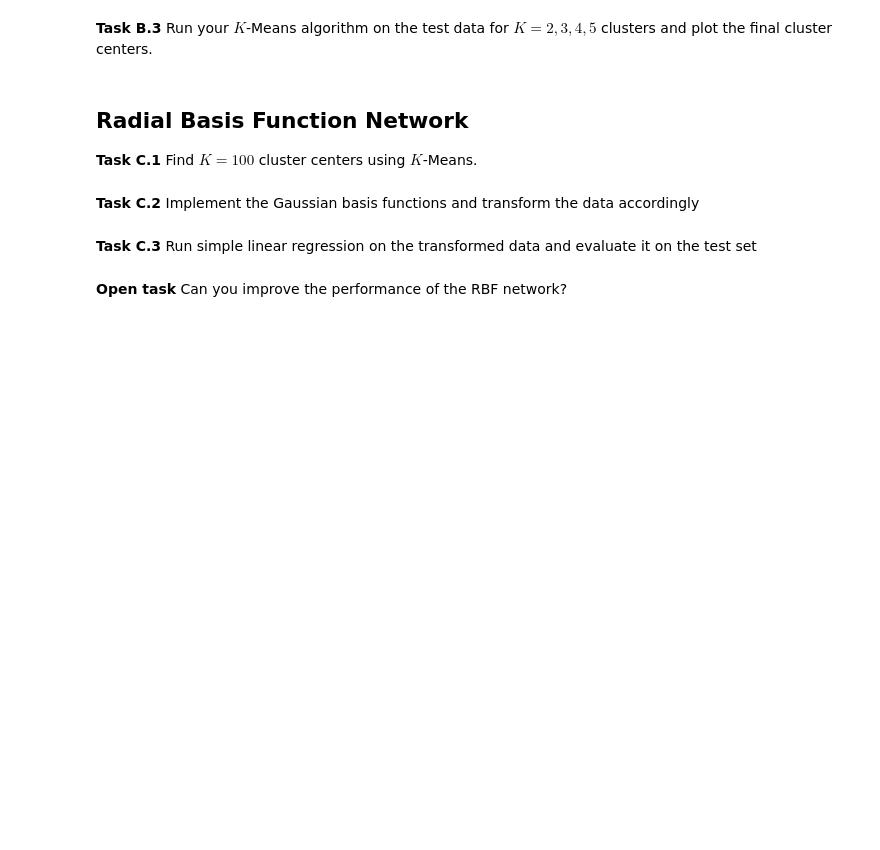
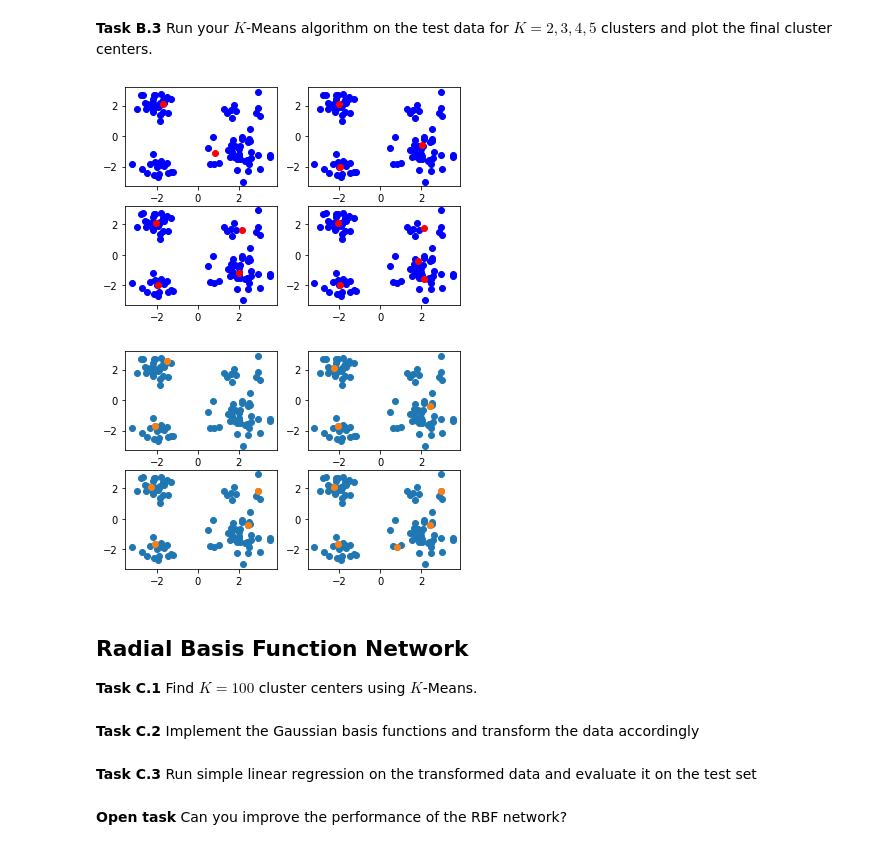
Before and after one commit to lyrorz/Info2, a Jupyter notebook: CSME2-WS2122-BonusPointAssignment1.ipynb, the cells around one changed output. Cells and saved outputs as stored; diff of their text form; code cells hidden in the pictures; blank space fills up the shorter version.

```diff
--- a/CSME2-WS2122-BonusPointAssignment1.ipynb
+++ b/CSME2-WS2122-BonusPointAssignment1.ipynb
@@ -241,7 +241,7 @@ def my_kmeans(xs, init_centers, n_iter):
             for v in clusters[j]:
                 temp+= xs[v,:]
             centers[j] = temp/len(clusters[j])
-    pass
+    return centers
 # %% [markdown]
 __Task B.2__ Generate test data set and plot it.
 # %%
@@ -256,7 +259,27 @@ plt.scatter(xs_cluster_test[:,0],xs_cluster_test[:,1])
 # %% [markdown]
 __Task B.3__ Run your $K$-Means algorithm on the test data for $K=2,3,4,5$ clusters and plot the final cluster centers.
 # %%
+# K = 2
+init_centers = [np.array([[0.0,1.0],[0.0,-1.0]]),
+                np.array([[0.0,1.0],[1.0,-1.0],[-1.0,-1.0]]),
+                np.array([[1.0,1.0],[-1.0,1.0],[1.0,-1.0],[-1.0,-1.0]]),
+                np.array([[1.0,1.0],[-1.0,1.0],[1.0,-1.0],[-1.0,-1.0],[1.0,0]])]
+for i in range(4):
+    plt.subplot(2,2,i+1)
+    centers = my_kmeans(xs_cluster_test,init_centers[i],50)
+    plt.scatter(xs_cluster_test[:,0],xs_cluster_test[:,1],facecolors='blue')
+    plt.scatter(centers[:,0],centers[:,1],facecolors='red')
+
 # Use kmeans_plusplus(xs_cluster_test, K, random_state=0) for initialization
+plt.figure()
+for i in range(4):
+    plt.subplot(2,2,i+1)
+    centers = kmeans_plusplus(xs_cluster_test,i+2, random_state=0)
+    plt.scatter(xs_cluster_test[:,0],xs_cluster_test[:,1])
+    plt.scatter(centers[0][:,0],centers[0][:,1])
+# %% [output]
+[figure, added]
+[figure, added]
 # %% [markdown]
 ## Radial Basis Function Network
 __Task C.1__ Find $K=100$ cluster centers using $K$-Means.
```
Also changed, not shown: parts of 1 cell of this notebook, 1 other file.
